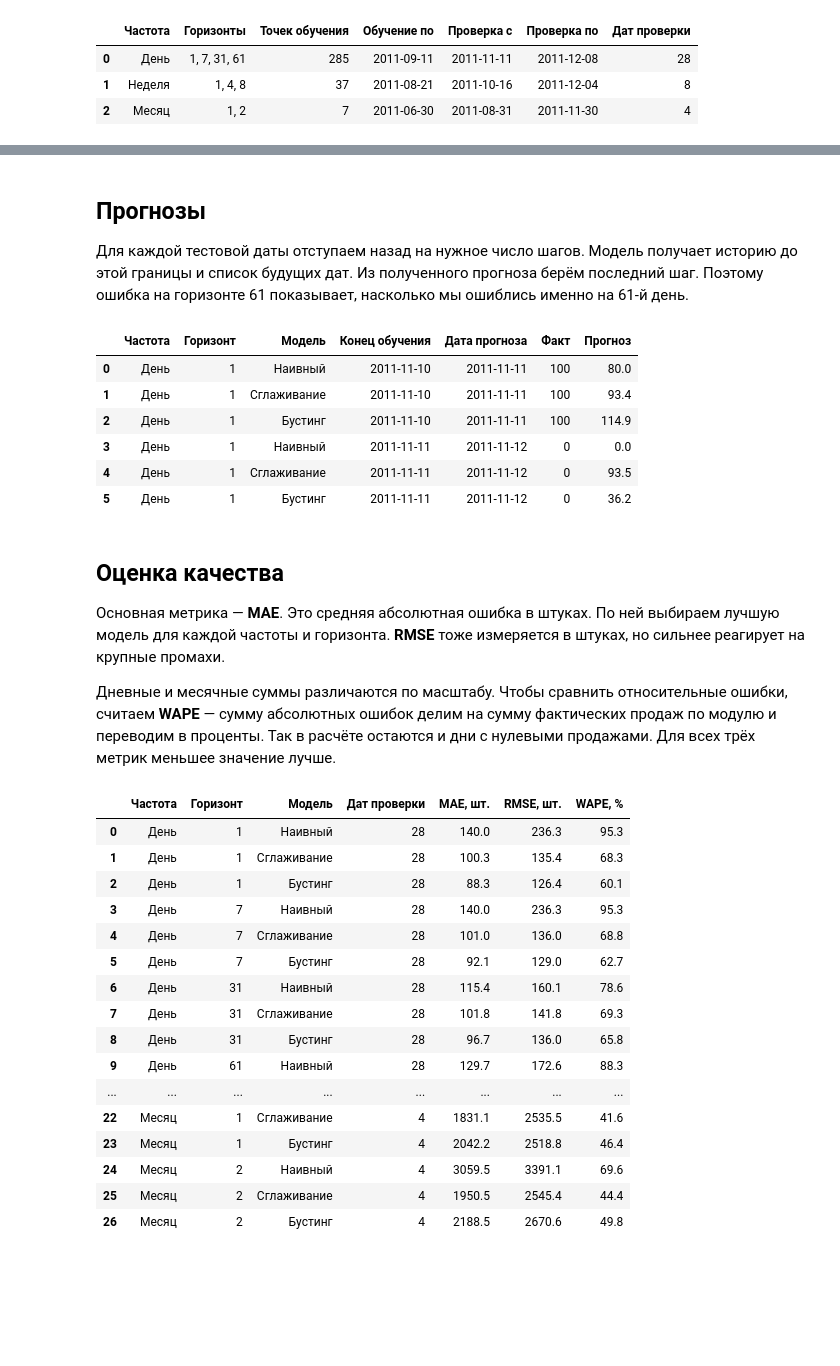
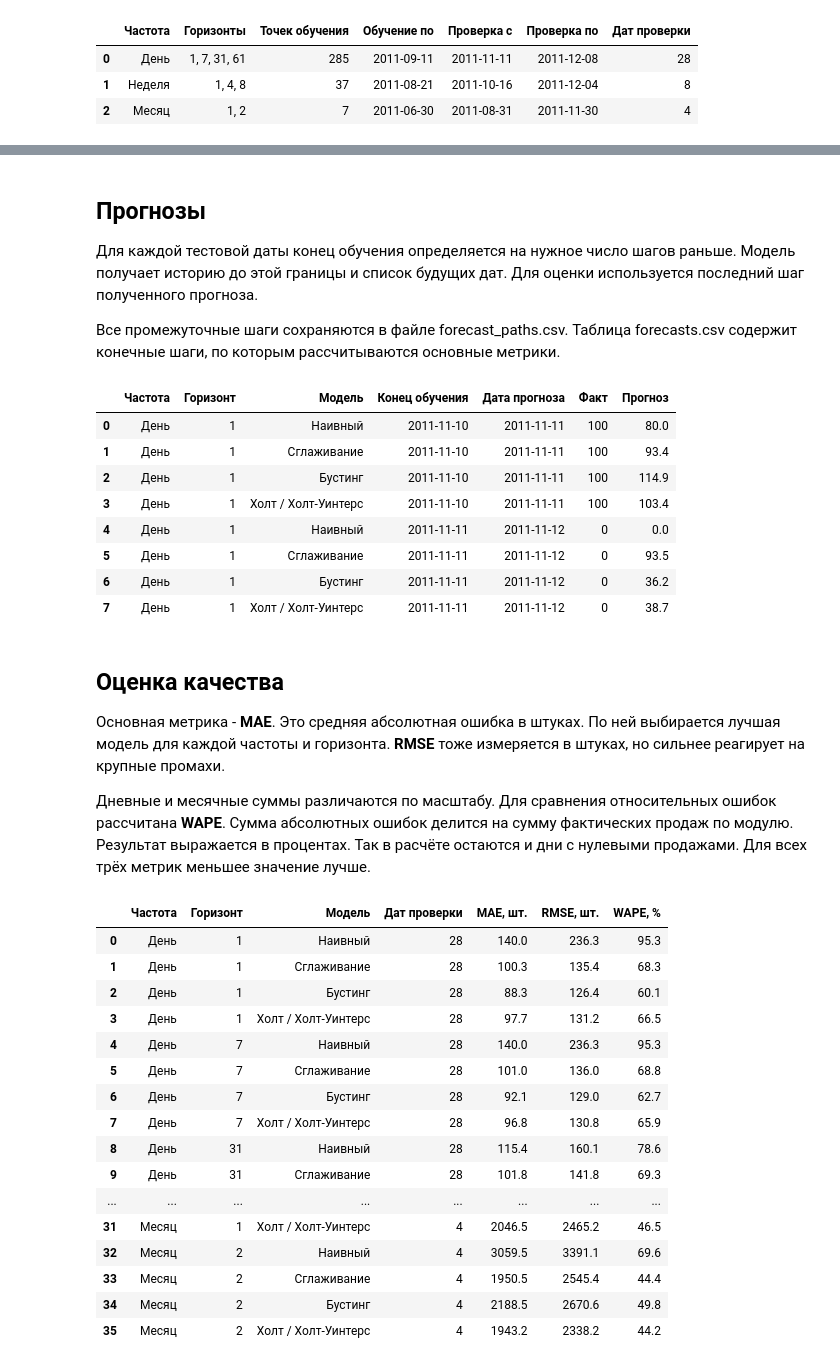
Before and after one commit to bumega/time_series_HW2, a Jupyter notebook: dz2.ipynb, the cells around one changed output, grey strips where cells are left out. Drawn from its saved outputs; the diff is of its cells as text; code cells hidden in the pictures; blank space fills up the shorter version.

```diff
--- a/dz2.ipynb
+++ b/dz2.ipynb
@@ -84 +89,9 @@ def smooth_forecast(train, dates, freq):
+# %%
+def trend_forecast(train, dates, freq):
+    seasonal = 'add' if freq == 'День' else None
+    period = 7 if freq == 'День' else None
+    model = ExponentialSmoothing(
+        train.to_numpy(), trend='add', seasonal=seasonal,
+        seasonal_periods=period, initialization_method='estimated')
+    return model.fit(method='least_squares').forecast(len(dates))
 # %% [markdown]
@@ -94,8 +107,7 @@ def sales_features(past, date, freq):
 def boost_forecast(train, dates, freq):
     past = train.to_list()
     window = 7 if freq == 'День' else 2
-    x = [sales_features(past[i-window:i], train.index[i], freq)
-         for i in range(window, len(past))]
+    x = [sales_features(past[i-window:i], train.index[i], freq) for i in range(window, len(past))]
     model = GradientBoostingRegressor(n_estimators=50, max_depth=2,
                                       learning_rate=0.05, random_state=42)
     model.fit(x, past[window:])
@@ -110,10 +122,12 @@ def boost_forecast(train, dates, freq):
 # %% [markdown]
 ## Прогнозы
 
-Для каждой тестовой даты отступаем назад на нужное число шагов. Модель получает историю до этой границы и список будущих дат. Из полученного прогноза берём последний шаг. Поэтому ошибка на горизонте 61 показывает, насколько мы ошиблись именно на 61-й день.
+Для каждой тестовой даты конец обучения определяется на нужное число шагов раньше. Модель получает историю до этой границы и список будущих дат. Для оценки используется последний шаг полученного прогноза.
+
+Все промежуточные шаги сохраняются в файле forecast_paths.csv. Таблица forecasts.csv содержит конечные шаги, по которым рассчитываются основные метрики.
 # %%
 models = {'Наивный': naive_forecast, 'Сглаживание': smooth_forecast,
-          'Бустинг': boost_forecast}
+          'Бустинг': boost_forecast, 'Холт / Холт-Уинтерс': trend_forecast}
 
 def check_forecasts(s, freq, steps, n_test):
     rows = []
@@ -124,68 +138,76 @@ def check_forecasts(s, freq, steps, n_test):
             dates = s.index[start:i + 1]
             for name, forecast in models.items():
                 prediction = forecast(train, dates, freq)
-                rows.append([freq, h, name, train.index[-1], dates[-1],
-                             s.iloc[i], prediction[-1]])
+                assert len(prediction) == h and np.isfinite(prediction).all()
+                for step, (date, value) in enumerate(zip(dates, prediction), start=1):
+                    rows.append([freq, h, name, train.index[-1], date,
+                                 s.loc[date], value, step])
     return rows
 
 rows = []
 for freq, s in series.items():
     rows.extend(check_forecasts(s, freq, horizons[freq], test_size[freq]))
 
-forecasts = pd.DataFrame(rows, columns=['Частота', 'Горизонт', 'Модель', 'Конец обучения',
-                                        'Дата прогноза', 'Факт', 'Прогноз'])
+forecast_paths = pd.DataFrame(rows, columns=['Частота', 'Горизонт', 'Модель', 'Конец обучения',
+                                             'Дата прогноза', 'Факт', 'Прогноз', 'Шаг'])
+forecasts = forecast_paths[forecast_paths['Шаг'] == forecast_paths['Горизонт']].drop(columns='Шаг')
 results_dir = Path('results')
 results_dir.mkdir(exist_ok=True)
+forecast_paths.to_csv(results_dir / 'forecast_paths.csv', index=False, encoding='utf-8-sig')
 forecasts.to_csv(results_dir / 'forecasts.csv', index=False, encoding='utf-8-sig')
-forecasts.head(6).round(1)
+forecasts.head(8).round(1)
 # %% [output]
 |  | Частота | Горизонт | Модель | Конец обучения | Дата прогноза | Факт | Прогноз |
 | 0 | День | 1 | Наивный | 2011-11-10 | 2011-11-11 | 100 | 80.0 |
 | 1 | День | 1 | Сглаживание | 2011-11-10 | 2011-11-11 | 100 | 93.4 |
 | 2 | День | 1 | Бустинг | 2011-11-10 | 2011-11-11 | 100 | 114.9 |
-| 3 | День | 1 | Наивный | 2011-11-11 | 2011-11-12 | 0 | 0.0 |
-| 4 | День | 1 | Сглаживание | 2011-11-11 | 2011-11-12 | 0 | 93.5 |
-| 5 | День | 1 | Бустинг | 2011-11-11 | 2011-11-12 | 0 | 36.2 |
+| 3 | День | 1 | Холт / Холт-Уинтерс | 2011-11-10 | 2011-11-11 | 100 | 103.4 |
+| 4 | День | 1 | Наивный | 2011-11-11 | 2011-11-12 | 0 | 0.0 |
+| 5 | День | 1 | Сглаживание | 2011-11-11 | 2011-11-12 | 0 | 93.5 |
+| 6 | День | 1 | Бустинг | 2011-11-11 | 2011-11-12 | 0 | 36.2 |
+| 7 | День | 1 | Холт / Холт-Уинтерс | 2011-11-11 | 2011-11-12 | 0 | 38.7 |
 # %% [markdown]
 ## Оценка качества
 
-Основная метрика — **MAE**. Это средняя абсолютная ошибка в штуках. По ней выбираем лучшую модель для каждой частоты и горизонта. **RMSE** тоже измеряется в штуках, но сильнее реагирует на крупные промахи.
+Основная метрика - **MAE**. Это средняя абсолютная ошибка в штуках. По ней выбирается лучшая модель для каждой частоты и горизонта. **RMSE** тоже измеряется в штуках, но сильнее реагирует на крупные промахи.
 
-Дневные и месячные суммы различаются по масштабу. Чтобы сравнить относительные ошибки, считаем **WAPE** — сумму абсолютных ошибок делим на сумму фактических продаж по модулю и переводим в проценты. Так в расчёте остаются и дни с нулевыми продажами. Для всех трёх метрик меньшее значение лучше.
+Дневные и месячные суммы различаются по масштабу. Для сравнения относительных ошибок рассчитана **WAPE**. Сумма абсолютных ошибок делится на сумму фактических продаж по модулю. Результат выражается в процентах. Так в расчёте остаются и дни с нулевыми продажами. Для всех трёх метрик меньшее значение лучше.
 # %%
 def get_scores(group):
     error = group['Факт'] - group['Прогноз']
     mae = error.abs().mean()
     rmse = np.sqrt((error ** 2).mean())
     wape = 100 * error.abs().sum() / group['Факт'].abs().sum()
     return [len(group), mae, rmse, wape]
 
-keys = ['Частота', 'Горизонт', 'Модель']
-rows = []
-for key, group in forecasts.groupby(keys, sort=False):
-    rows.append([*key, *get_scores(group)])
+def score_forecasts(forecasts):
+    keys = ['Частота', 'Горизонт', 'Модель']
+    rows = []
+    for key, group in forecasts.groupby(keys, sort=False):
+        rows.append([*key, *get_scores(group)])
+    return pd.DataFrame(rows, columns=keys + ['Дат проверки', 'MAE, шт.', 'RMSE, шт.', 'WAPE, %'])
 
-scores = pd.DataFrame(rows, columns=keys + ['Дат проверки', 'MAE, шт.', 'RMSE, шт.', 'WAPE, %'])
+scores = score_forecasts(forecasts)
 scores.to_csv(results_dir / 'metrics.csv', index=False, encoding='utf-8-sig')
 scores.round(1)
 # %% [output]
 |  | Частота | Горизонт | Модель | Дат проверки | MAE, шт. | RMSE, шт. | WAPE, % |
 | 0 | День | 1 | Наивный | 28 | 140.0 | 236.3 | 95.3 |
 | 1 | День | 1 | Сглаживание | 28 | 100.3 | 135.4 | 68.3 |
 | 2 | День | 1 | Бустинг | 28 | 88.3 | 126.4 | 60.1 |
-| 3 | День | 7 | Наивный | 28 | 140.0 | 236.3 | 95.3 |
-| 4 | День | 7 | Сглаживание | 28 | 101.0 | 136.0 | 68.8 |
-| 5 | День | 7 | Бустинг | 28 | 92.1 | 129.0 | 62.7 |
-| 6 | День | 31 | Наивный | 28 | 115.4 | 160.1 | 78.6 |
-| 7 | День | 31 | Сглаживание | 28 | 101.8 | 141.8 | 69.3 |
-| 8 | День | 31 | Бустинг | 28 | 96.7 | 136.0 | 65.8 |
-| 9 | День | 61 | Наивный | 28 | 129.7 | 172.6 | 88.3 |
+| 3 | День | 1 | Холт / Холт-Уинтерс | 28 | 97.7 | 131.2 | 66.5 |
+| 4 | День | 7 | Наивный | 28 | 140.0 | 236.3 | 95.3 |
+| 5 | День | 7 | Сглаживание | 28 | 101.0 | 136.0 | 68.8 |
+| 6 | День | 7 | Бустинг | 28 | 92.1 | 129.0 | 62.7 |
+| 7 | День | 7 | Холт / Холт-Уинтерс | 28 | 96.8 | 130.8 | 65.9 |
+| 8 | День | 31 | Наивный | 28 | 115.4 | 160.1 | 78.6 |
+| 9 | День | 31 | Сглаживание | 28 | 101.8 | 141.8 | 69.3 |
 | ... | ... | ... | ... | ... | ... | ... | ... |
-| 22 | Месяц | 1 | Сглаживание | 4 | 1831.1 | 2535.5 | 41.6 |
-| 23 | Месяц | 1 | Бустинг | 4 | 2042.2 | 2518.8 | 46.4 |
-| 24 | Месяц | 2 | Наивный | 4 | 3059.5 | 3391.1 | 69.6 |
-| 25 | Месяц | 2 | Сглаживание | 4 | 1950.5 | 2545.4 | 44.4 |
-| 26 | Месяц | 2 | Бустинг | 4 | 2188.5 | 2670.6 | 49.8 |
+| 31 | Месяц | 1 | Холт / Холт-Уинтерс | 4 | 2046.5 | 2465.2 | 46.5 |
+| 32 | Месяц | 2 | Наивный | 4 | 3059.5 | 3391.1 | 69.6 |
+| 33 | Месяц | 2 | Сглаживание | 4 | 1950.5 | 2545.4 | 44.4 |
+| 34 | Месяц | 2 | Бустинг | 4 | 2188.5 | 2670.6 | 49.8 |
+| 35 | Месяц | 2 | Холт / Холт-Уинтерс | 4 | 1943.2 | 2338.2 | 44.2 |
 # %% [markdown]
 ## Факт и прогноз
 
```
Also changed, not shown: parts of 18 cells of this notebook, 4 other files.
